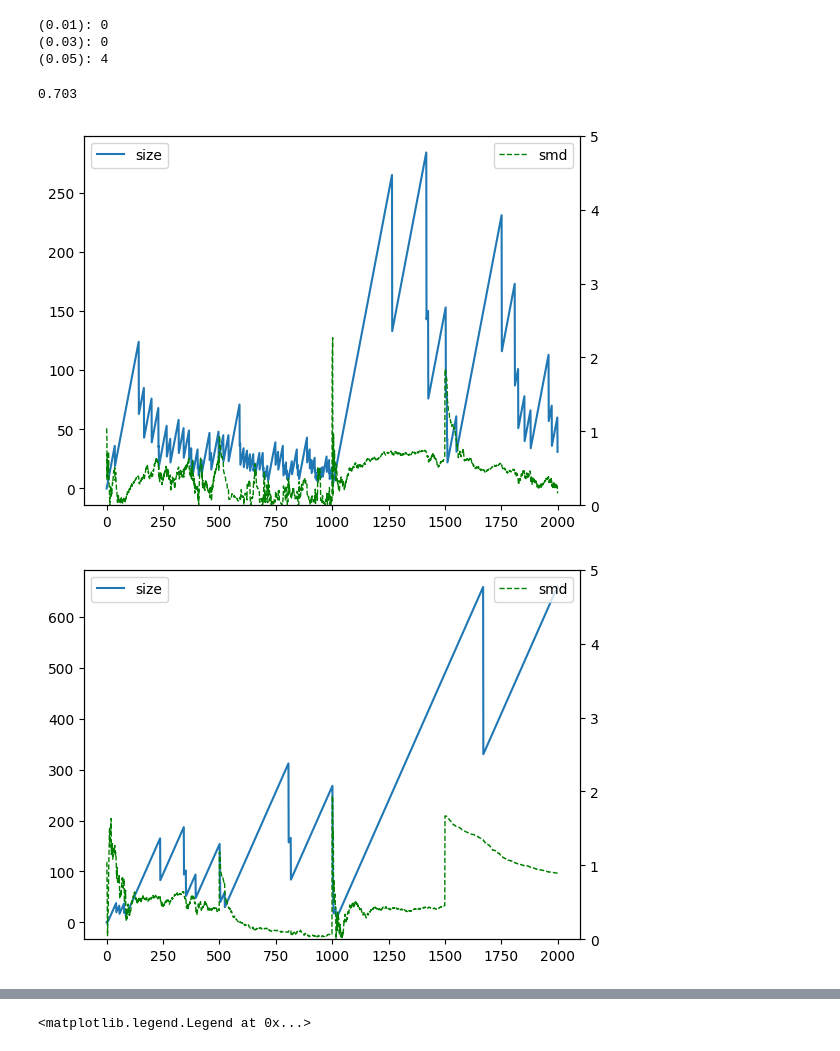
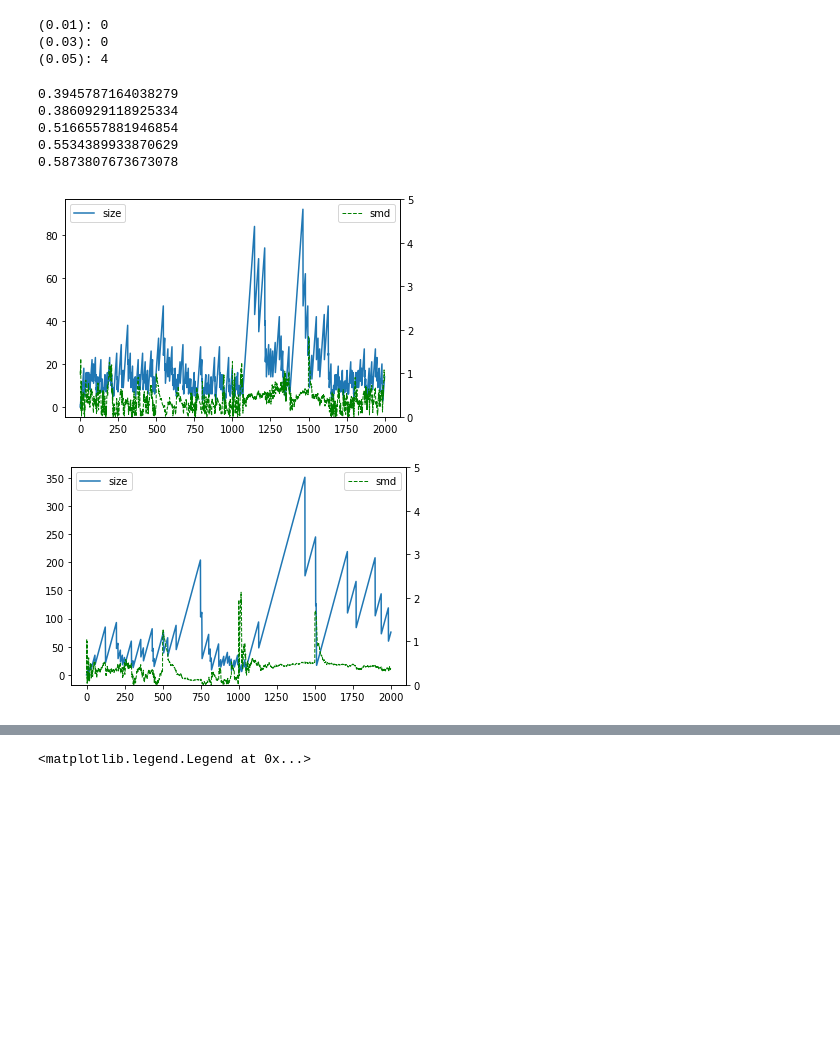
Before and after one commit to hoonisone/RL_fronzen_lake_js, a Jupyter notebook: gaussian sensitivity test.ipynb, the cells around one changed output, grey strips where cells are left out. Drawn from its saved outputs; the diff is of its cells as text; code cells hidden in the pictures; blank space fills up the shorter version.

```diff
--- a/gaussian sensitivity test.ipynb
+++ b/gaussian sensitivity test.ipynb
@@ -95,10 +95,6 @@ size: 5
 (0.01): 0
 (0.03): 0
 (0.05): 4
-# %%
-GMM([(-1, 1), (1, 0.1)], [7, 3]).std()
-# %% [output]
-0.703
 # %%
 import matplotlib.pyplot as plt
 import numpy as np
@@ -156,15 +152,18 @@ def p_value(v):
     return Fb-Fa
 
 class Model:
-    def __init__(self, buffer_size, threshold_smoothing):
+    def __init__(self, buffer_size, threshold_smoothing, p_threshold, min_step_size, oblivion_step_size):
         self.mean = 0
         self.variance = 1
+        self.p_threshold = p_threshold
         self.short_term_memory = []
         self.short_term_memory_buffer_size = buffer_size
         self.threshold_smoothing = threshold_smoothing
         self.size = 0
         self.size_after_init= 0
-        self.min_step_size = 0.001
+        self.min_step_size = min_step_size
+        self.oblivion_step_size = oblivion_step_size
+
     def update(self, sample):
         if self.check_change():
             p = self.short_memory_p_value()
@@ -199,11 +198,11 @@ class Model:
             return False
 
         p = self.short_memory_p_value()
-        threshold = 0.05*min(1, self.size_after_init/self.threshold_smoothing)
+        threshold = self.p_threshold*min(1, self.size_after_init/self.threshold_smoothing)
         return p<threshold
 
     def init_long_term_model(self):
-        self.size = int(self.size/2)
+        self.size = int(self.size*self.oblivion_step_size)
         self.size_after_init = 0
 
 
@@ -270,6 +269,14 @@ results = [test(model, env) for model, env in tqdm(zip(models, envs))]
 # %%
 for i in range(5):
     show_size_and_smd_graph(results[i]["size_list"], results[i]["smd_list"])
+
+for i in range(5):
+    print(np.array(results[i]["smd_list"]).mean())
 # %% [output]
+0.3945787164038279
+0.3860929118925334
+0.5166557881946854
+0.5534389933870629
+0.5873807673673078
-[figure, old version]
+[figure, new version]
-[figure, old version]
+[figure, new version]
```
Also changed, not shown: parts of 9 cells of this notebook, 3 other files.
